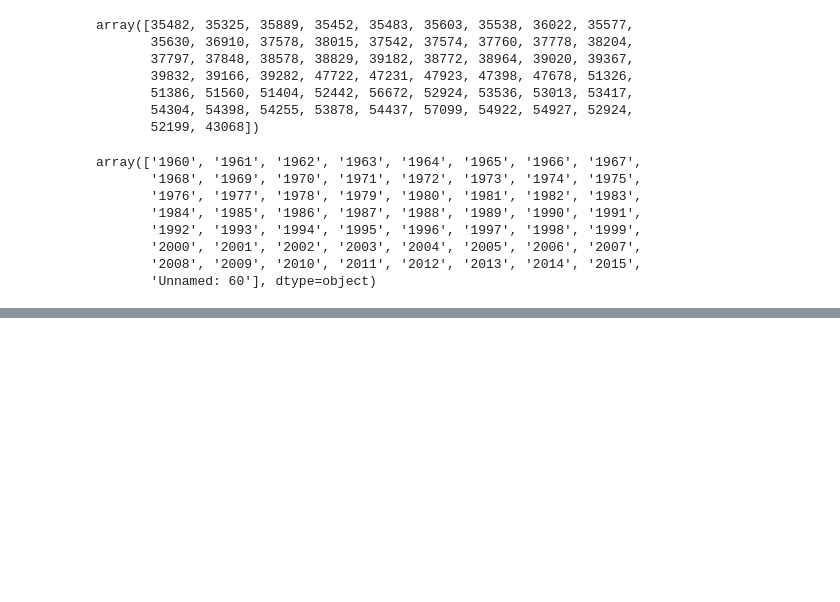
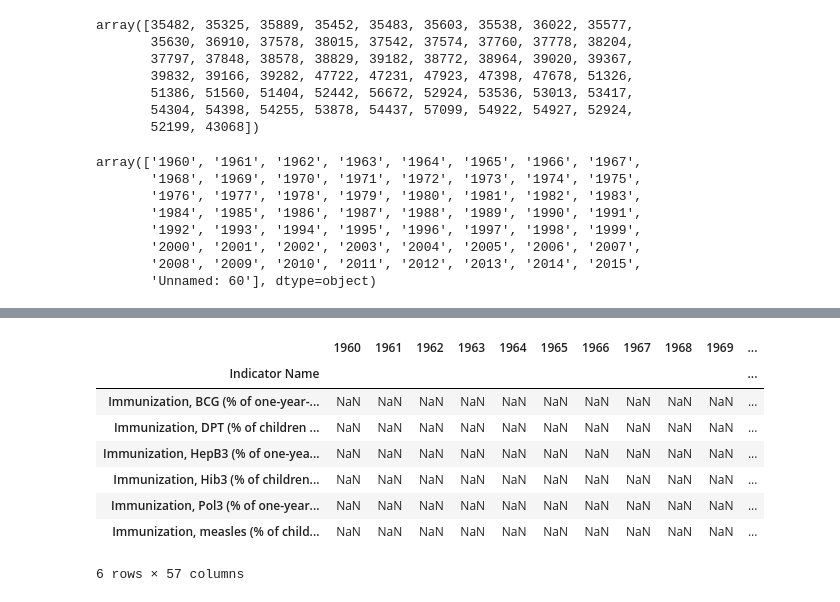
Before and after one commit to AndrewSamaha/HealthNutrition-and-PopulationStat, a Jupyter notebook: EDA.ipynb, the cells around one changed output, grey strips where cells are left out. Saved outputs shown, nothing was run; the diff lists cells and outputs as text; code cells hidden in the pictures; blank space fills up the shorter version.

```diff
--- a/EDA.ipynb
+++ b/EDA.ipynb
@@ -104,0 +100,15 @@ heath_groupby.sum()
+# %%
+#Data Grouped by Different Types of Immunizations
+immunization_groupby = health[health['Indicator Name'].str.contains("Immunization")].groupby(by= ['Indicator Name'])
+immunization_groupby_mean = immunization_groupby.mean()
+immunization_groupby_mean
+# %% [output]
+|  | 1960 | 1961 | 1962 | 1963 | 1964 | 1965 | 1966 | 1967 | 1968 | 1969 | ... |
+| Indicator Name |  |  |  |  |  |  |  |  |  |  | ... |
+| Immunization, BCG (% of one-year-... | NaN | NaN | NaN | NaN | NaN | NaN | NaN | NaN | NaN | NaN | ... |
+| Immunization, DPT (% of children ... | NaN | NaN | NaN | NaN | NaN | NaN | NaN | NaN | NaN | NaN | ... |
+| Immunization, HepB3 (% of one-yea... | NaN | NaN | NaN | NaN | NaN | NaN | NaN | NaN | NaN | NaN | ... |
+| Immunization, Hib3 (% of children... | NaN | NaN | NaN | NaN | NaN | NaN | NaN | NaN | NaN | NaN | ... |
+| Immunization, Pol3 (% of one-year... | NaN | NaN | NaN | NaN | NaN | NaN | NaN | NaN | NaN | NaN | ... |
+| Immunization, measles (% of child... | NaN | NaN | NaN | NaN | NaN | NaN | NaN | NaN | NaN | NaN | ... |
+6 rows × 57 columns
```
Also changed, not shown: parts of 16 cells of this notebook.
